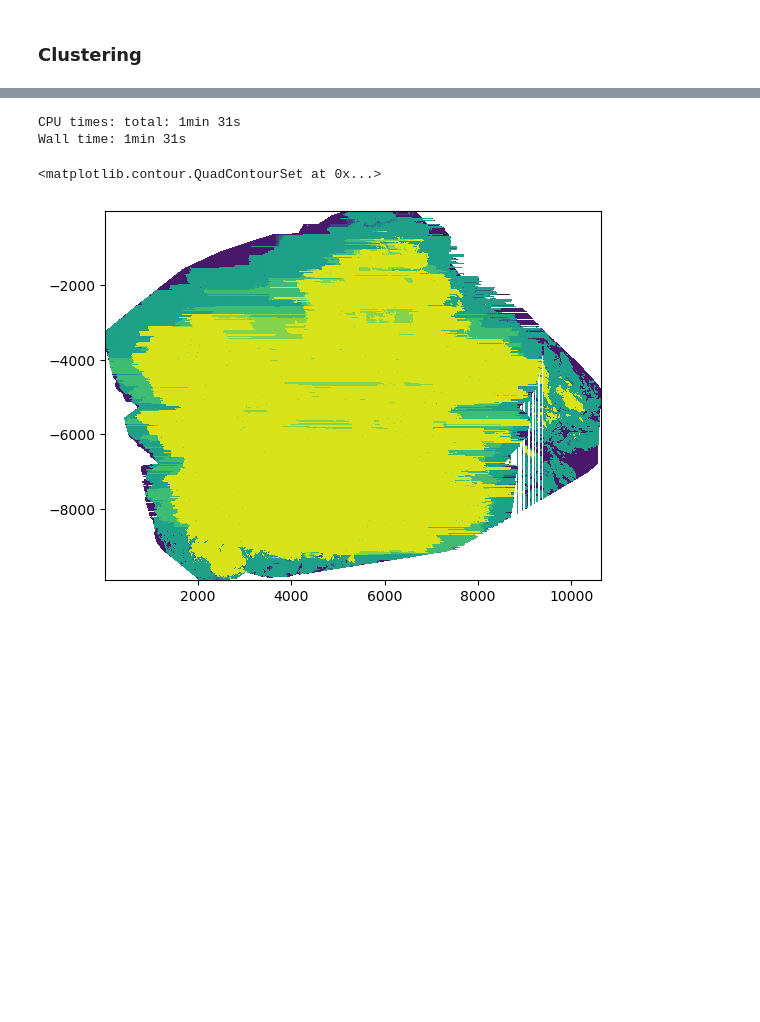
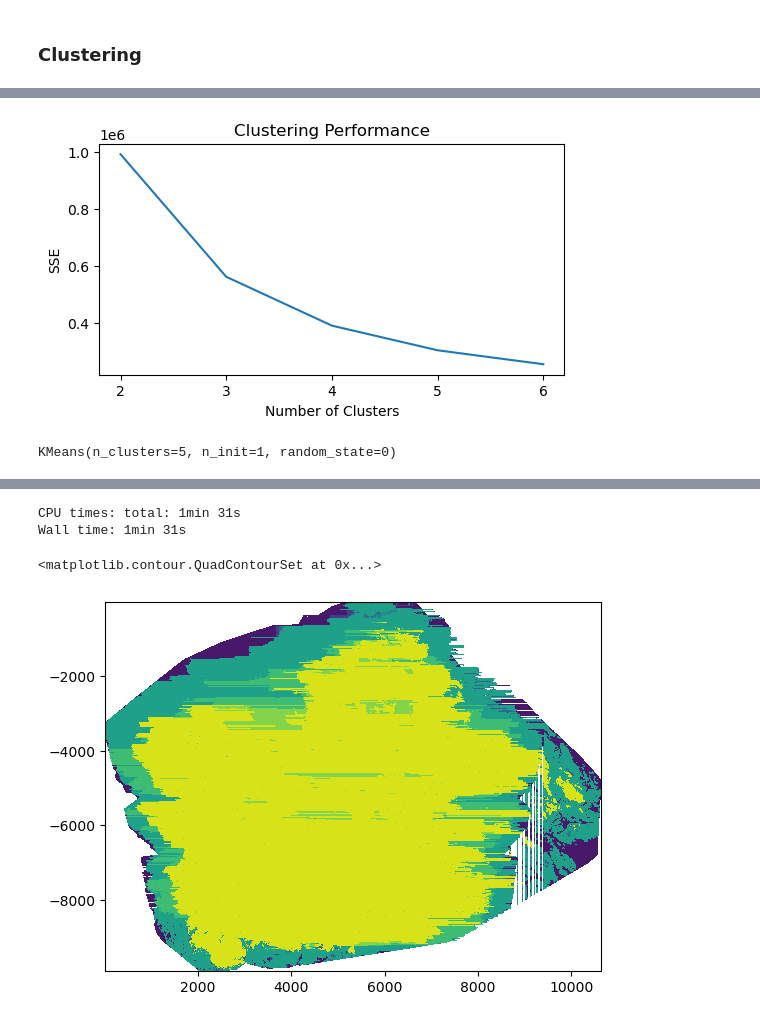
Before and after one commit to ds4114/Greenland_Drone_Analysis, a Jupyter notebook: code/ds4114_albedo_clustering.ipynb, the cells around one changed output, grey strips where cells are left out. Drawn from its saved outputs; the diff is of its cells as text; code cells hidden in the pictures; blank space fills up the shorter version.

Commit message:
refactored albedo clustering with functions

```diff
--- a/code/ds4114_albedo_clustering.ipynb
+++ b/code/ds4114_albedo_clustering.ipynb
@@ -46,20 +117,21 @@ def file_to_xr(filepath: str, index: bool, altitude: str, channel: str):
 ### Data Prep
 # %%
 #just hardcoding filepath for testing
-lgi_file = r'C:\Users\Devan\Downloads\greenland\calibration_test\map3ads_mosaic_index\map3a_ds_transparent_reflectance_green.tif'
+root = r'C:\Users\Devan\Downloads\greenland\calibration_test\map3ads_mosaic_index'
+lgi_file = os.path.join(root,'map3a_ds_transparent_reflectance_green.tif') #naming: lgi = lower-green-index
+lri_file = os.path.join(root,'map3a_ds_transparent_reflectance_red.tif')
+lrei_file = os.path.join(root,'map3a_ds_transparent_reflectance_red edge.tif')
+lni_file = os.path.join(root,'map3a_ds_transparent_reflectance_nir.tif')
+
 lgi = file_to_xr(lgi_file, True, 'low', 'green')
-lri_file = r'C:\Users\Devan\Downloads\greenland\calibration_test\map3ads_mosaic_index\map3a_ds_transparent_reflectance_red.tif'
 lri = file_to_xr(lri_file, True, 'low', 'red')
-lrei_file = r'C:\Users\Devan\Downloads\greenland\calibration_test\map3ads_mosaic_index\map3a_ds_transparent_reflectance_red edge.tif'
 lrei = file_to_xr(lrei_file, True, 'low', 'rededge')
-lni_file = r'C:\Users\Devan\Downloads\greenland\calibration_test\map3ads_mosaic_index\map3a_ds_transparent_reflectance_nir.tif'
 lni = file_to_xr(lni_file, True, 'low', 'nir')
 # %%
 #combine
 index_full = xr.merge([lgi,lri,lrei,lni], compat='minimal')
-#index_full
-test = index_full.to_array(dim='newvar')
-test = test.stack(yx=('y','x'))
-test = test.transpose('yx','newvar')
-test
+index_full_stack = index_full.to_array(dim='tensor_labels')
+index_full_stack = index_full_stack.stack(yx=('y','x'))
+index_full_stack = index_full_stack.transpose('yx','tensor_labels')
+#index_full_stack
 # %% [output]
@@ -80,4 +152,4 @@ Coordinates:
 # %%
-test_noNan = test.dropna(dim="yx", how="any")
-test_noNan
+index_full_stack_noNaN = index_full_stack.dropna(dim="yx", how="any")
+index_full_stack_noNaN
 # %% [output]
@@ -98,2 +170,12 @@ Coordinates:
 # %% [markdown]
 ### Clustering
+# %%
+%%time
+loss_dict = {}
+hyperparam_range = range(2,7)
+for n in hyperparam_range:
+    print(datetime.datetime.now())
+    kmeans = KMeans(n_clusters=n, random_state=0, n_init=1) #just using 1 initialization because faster and seems to work same as more
+    kmeans.fit(index_full_stack_noNaN)
+    loss_dict[n] = kmeans.inertia_
+    print(kmeans.cluster_centers_)
@@ -99,0 +200,14 @@ Coordinates:
+# %%
+fig = plt.figure(figsize=(6,3))
+plt.plot(list(loss_dict.keys()), list(loss_dict.values()))
+plt.title('Clustering Performance'); plt.xlabel("Number of Clusters"); plt.ylabel("SSE");
+plt.xticks(hyperparam_range);
+# %% [output]
+[figure, added]
+# %%
+#Not sure  - maybe 3 is good but will just use 5 to match CNN
+total_clusters = 5
+kmeans = KMeans(n_clusters=total_clusters, random_state=0, n_init=1)
+kmeans.fit(index_full_stack_noNaN)
+# %% [output]
+KMeans(n_clusters=5, n_init=1, random_state=0)
```
Also changed, not shown: parts of 33 cells of this notebook.
